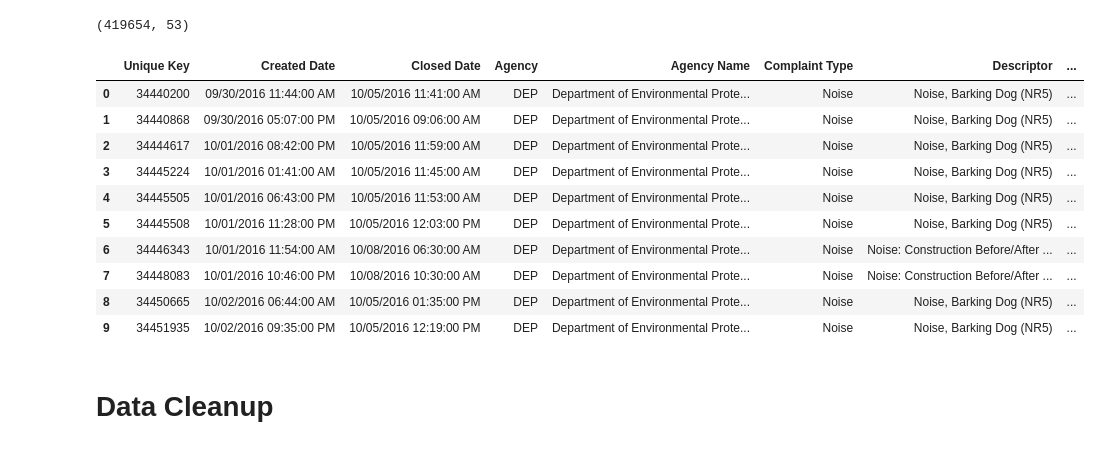
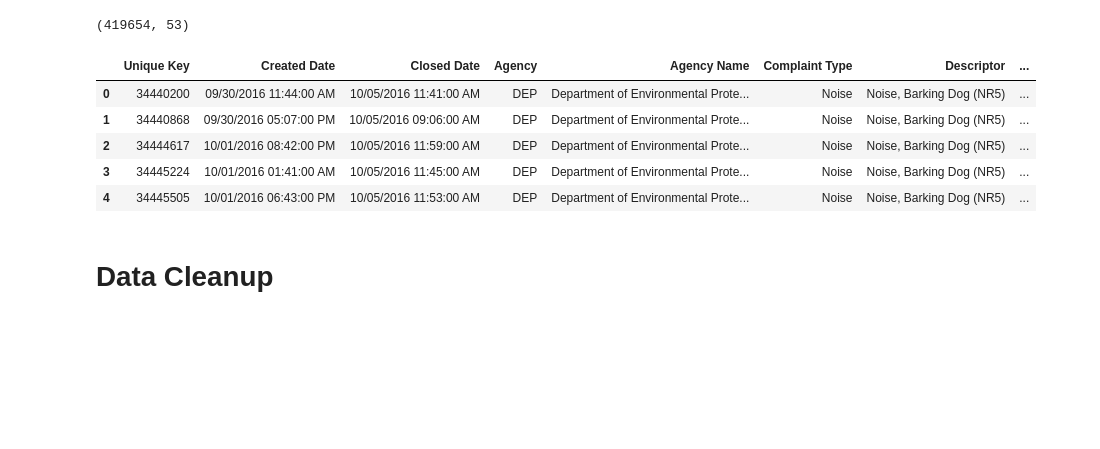
Before and after one commit to JoshuaAcosta/NYC-311-Noise-Complaints, a Jupyter notebook: 311 Noise Complaints.ipynb, the cells around one changed output. Cells and saved outputs as stored; diff of their text form; code cells hidden in the pictures; blank space fills up the shorter version.

```diff
--- a/311 Noise Complaints.ipynb
+++ b/311 Noise Complaints.ipynb
@@ -15,19 +17,14 @@ noise_df.shape
 # %% [output]
 (419654, 53)
 # %%
-noise_df.head(10)
+noise_df.head(5)
 # %% [output]
 |  | Unique Key | Created Date | Closed Date | Agency | Agency Name | Complaint Type | Descriptor | ... |
 | 0 | 34440200 | 09/30/2016 11:44:00 AM | 10/05/2016 11:41:00 AM | DEP | Department of Environmental Prote... | Noise | Noise, Barking Dog (NR5) | ... |
 | 1 | 34440868 | 09/30/2016 05:07:00 PM | 10/05/2016 09:06:00 AM | DEP | Department of Environmental Prote... | Noise | Noise, Barking Dog (NR5) | ... |
 | 2 | 34444617 | 10/01/2016 08:42:00 PM | 10/05/2016 11:59:00 AM | DEP | Department of Environmental Prote... | Noise | Noise, Barking Dog (NR5) | ... |
 | 3 | 34445224 | 10/01/2016 01:41:00 AM | 10/05/2016 11:45:00 AM | DEP | Department of Environmental Prote... | Noise | Noise, Barking Dog (NR5) | ... |
 | 4 | 34445505 | 10/01/2016 06:43:00 PM | 10/05/2016 11:53:00 AM | DEP | Department of Environmental Prote... | Noise | Noise, Barking Dog (NR5) | ... |
-| 5 | 34445508 | 10/01/2016 11:28:00 PM | 10/05/2016 12:03:00 PM | DEP | Department of Environmental Prote... | Noise | Noise, Barking Dog (NR5) | ... |
-| 6 | 34446343 | 10/01/2016 11:54:00 AM | 10/08/2016 06:30:00 AM | DEP | Department of Environmental Prote... | Noise | Noise: Construction Before/After ... | ... |
-| 7 | 34448083 | 10/01/2016 10:46:00 PM | 10/08/2016 10:30:00 AM | DEP | Department of Environmental Prote... | Noise | Noise: Construction Before/After ... | ... |
-| 8 | 34450665 | 10/02/2016 06:44:00 AM | 10/05/2016 01:35:00 PM | DEP | Department of Environmental Prote... | Noise | Noise, Barking Dog (NR5) | ... |
-| 9 | 34451935 | 10/02/2016 09:35:00 PM | 10/05/2016 12:19:00 PM | DEP | Department of Environmental Prote... | Noise | Noise, Barking Dog (NR5) | ... |
 # %% [markdown]
 # Data Cleanup
 # %%
```
Also changed, not shown: parts of 13 cells of this notebook.
